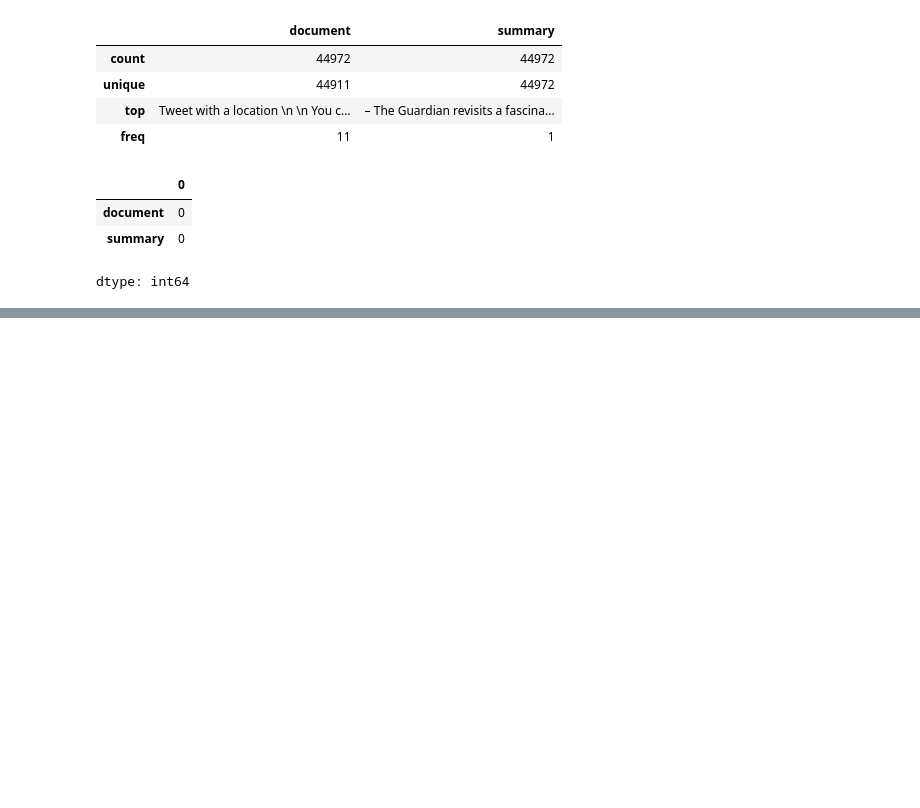
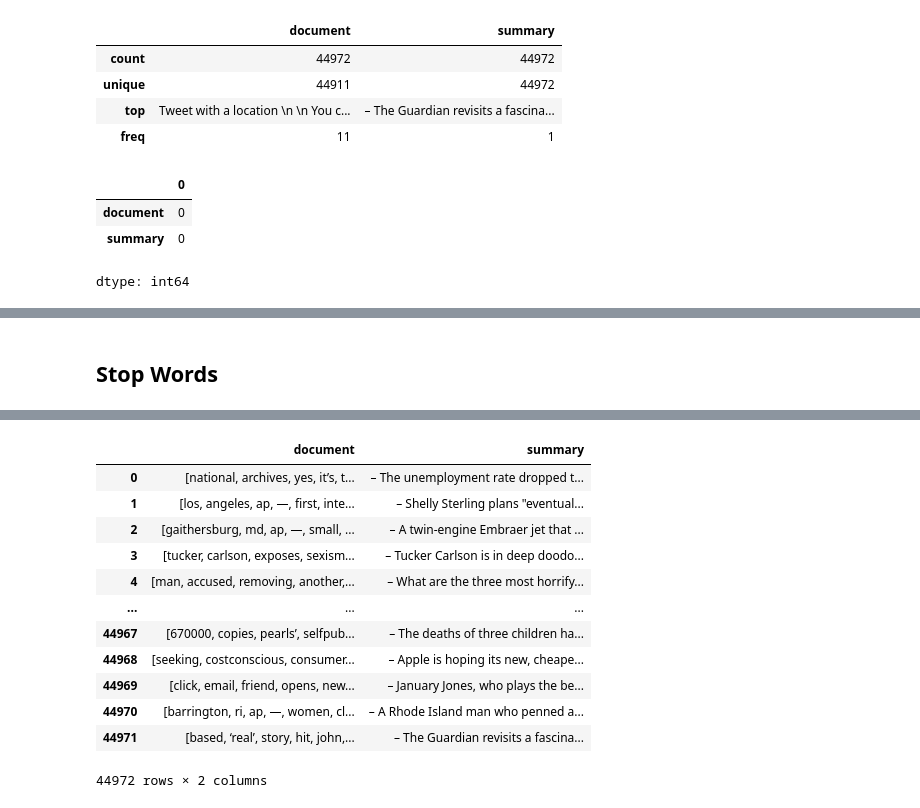
Before and after one commit to LeonFall3/LHL-LLM, a Jupyter notebook: notebooks/1-preprocessing.ipynb, the cells around one changed output, grey strips where cells are left out. Cells and saved outputs as stored; diff of their text form; code cells hidden in the pictures; blank space fills up the shorter version.

```diff
--- a/notebooks/1-preprocessing.ipynb
+++ b/notebooks/1-preprocessing.ipynb
@@ -86,0 +123,17 @@ dtype: int64
+# %% [markdown]
+## Stop Words
+# %%
+import nltk
+nltk.download('stopwords')
+from nltk.corpus import stopwords
+
+stop_words = stopwords.words('english')
+
+
+def remove_stopwords(text):
+    text = [word for word in text if word not in stop_words]
+    return text
+
+df_train['document'] = df_train['document'].apply(remove_stopwords)
+df_train
+# %% [output]
@@ -86,0 +142,13 @@ dtype: int64
+|  | document | summary |
+| 0 | [national, archives, yes, it’s, t... | – The unemployment rate dropped t... |
+| 1 | [los, angeles, ap, —, first, inte... | – Shelly Sterling plans "eventual... |
+| 2 | [gaithersburg, md, ap, —, small, ... | – A twin-engine Embraer jet that ... |
+| 3 | [tucker, carlson, exposes, sexism... | – Tucker Carlson is in deep doodo... |
+| 4 | [man, accused, removing, another,... | – What are the three most horrify... |
+| ... | ... | ... |
+| 44967 | [670000, copies, pearls’, selfpub... | – The deaths of three children ha... |
+| 44968 | [seeking, costconscious, consumer... | – Apple is hoping its new, cheape... |
+| 44969 | [click, email, friend, opens, new... | – January Jones, who plays the be... |
+| 44970 | [barrington, ri, ap, —, women, cl... | – A Rhode Island man who penned a... |
+| 44971 | [based, ‘real’, story, hit, john,... | – The Guardian revisits a fascina... |
+44972 rows × 2 columns
```
Also changed, not shown: parts of 11 cells of this notebook.
